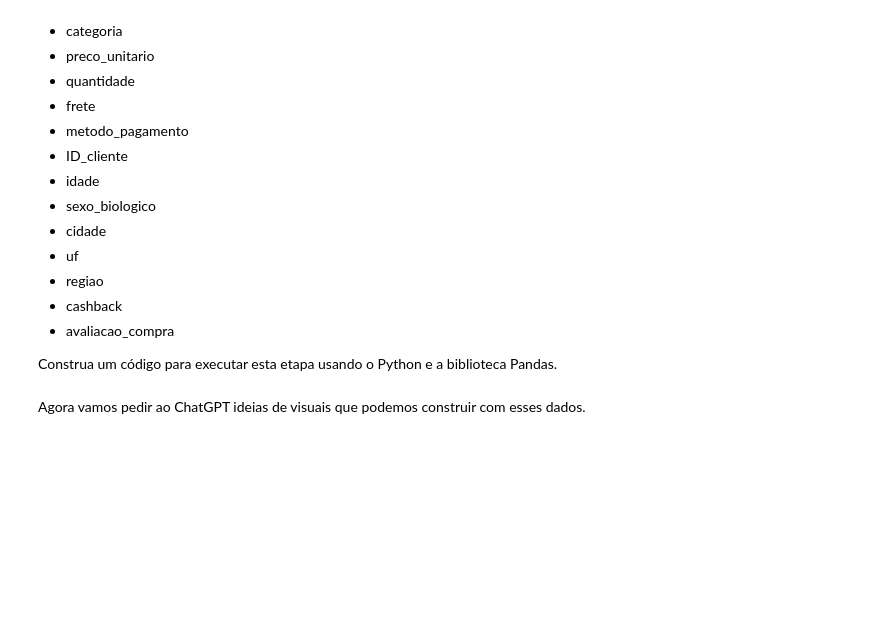
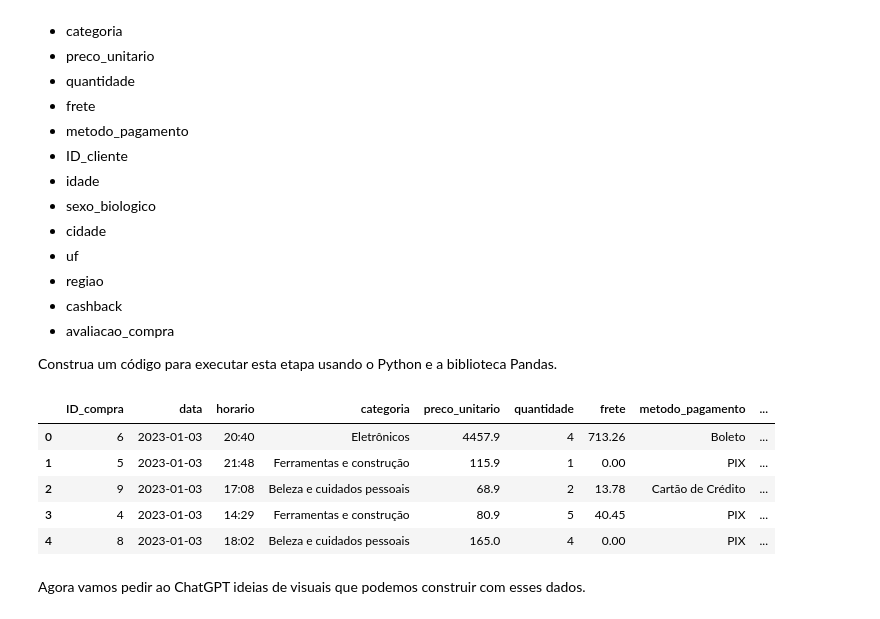
Before and after one commit to TheGabrielVieira/ia-datascience-dataviz, a Jupyter notebook: notebooks/Projeto_IA_aplicada_a_Data_Science.ipynb, the cells around one changed output. Cells and saved outputs as stored; diff of their text form; code cells hidden in the pictures; blank space fills up the shorter version.

Commit message:
feat: understanding-data-and-joining-dataframes-with-AI

```diff
--- a/notebooks/Projeto_IA_aplicada_a_Data_Science.ipynb
+++ b/notebooks/Projeto_IA_aplicada_a_Data_Science.ipynb
@@ -96,0 +206,2 @@ Queremos fazer uma breve exploração dos dados para compreender um pouco sobre
+# %%
+vendas['data'] = pd.to_datetime(vendas['data'], format="%Y-%m-%d")
@@ -125,6 +288,41 @@ Vamos agora unir as duas bases do nosso projeto em uma só utilizando como chave
 * avaliacao_compra
 
 Construa um código para executar esta etapa usando o Python e a biblioteca Pandas.
+# %%
+# Realizar o merge das duas bases usando ID_compra como chave
+# Utilizando inner join para manter apenas registros que existem em ambas as bases
+df = pd.merge(vendas, clientes, on='ID_compra')
+
+# Definir a sequência desejada das colunas
+colunas_ordenadas = [
+    'ID_compra',
+    'data',
+    'horario',
+    'categoria',
+    'preco_unitario',
+    'quantidade',
+    'frete',
+    'metodo_pagamento',
+    'ID_cliente',
+    'idade',
+    'sexo_biologico',
+    'cidade',
+    'uf',
+    'regiao',
+    'cashback',
+    'avaliacao_compra'
+]
+
+df = df[colunas_ordenadas]
+# %%
+df.head()
+# %% [output]
+|  | ID_compra | data | horario | categoria | preco_unitario | quantidade | frete | metodo_pagamento | ... |
+| 0 | 6 | 2023-01-03 | 20:40 | Eletrônicos | 4457.9 | 4 | 713.26 | Boleto | ... |
+| 1 | 5 | 2023-01-03 | 21:48 | Ferramentas e construção | 115.9 | 1 | 0.00 | PIX | ... |
+| 2 | 9 | 2023-01-03 | 17:08 | Beleza e cuidados pessoais | 68.9 | 2 | 13.78 | Cartão de Crédito | ... |
+| 3 | 4 | 2023-01-03 | 14:29 | Ferramentas e construção | 80.9 | 5 | 40.45 | PIX | ... |
+| 4 | 8 | 2023-01-03 | 18:02 | Beleza e cuidados pessoais | 165.0 | 4 | 0.00 | PIX | ... |
 # %% [markdown]
 Agora vamos pedir ao ChatGPT ideias de visuais que podemos construir com esses dados.
 # %% [markdown]
```
Also changed, not shown: parts of 16 cells of this notebook.
